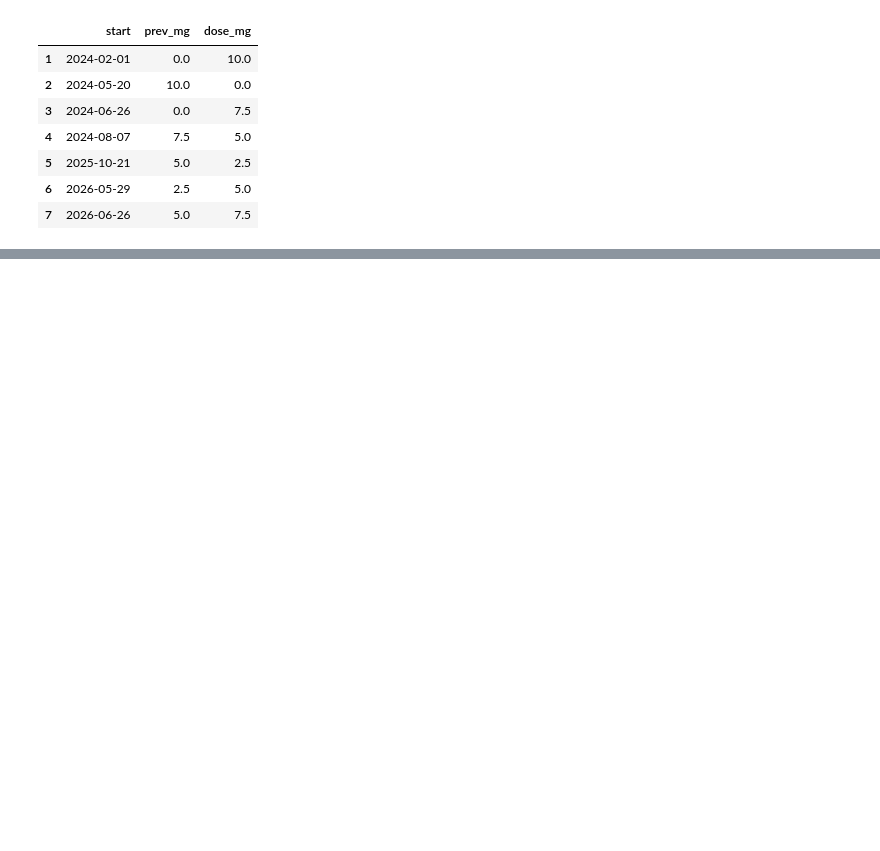
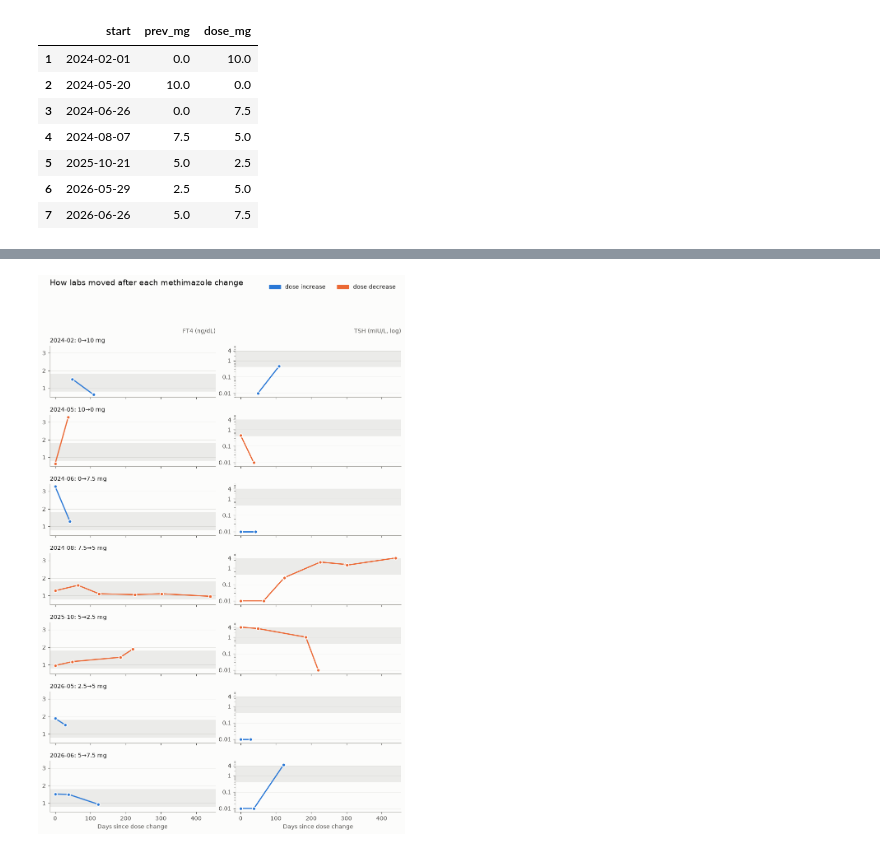
Before and after one commit to DSC-209R-Thyroid-Visualization/Thyroid-Disease-Health, a Jupyter notebook: jpolizzi/dose_response_prototype.ipynb, the cells around one changed output, grey strips where cells are left out. Drawn from its saved outputs; the diff is of its cells as text; code cells hidden in the pictures; blank space fills up the shorter version.

```diff
--- a/jpolizzi/dose_response_prototype.ipynb
+++ b/jpolizzi/dose_response_prototype.ipynb
@@ -459,0 +136,11 @@ VBox(children=(ToggleButtons(description='View:', options=('Raw', 'Normalized',
+# %%
+bounds = list(changes["start"].iloc[1:]) + [draws["date"].max()]
+windows = []
+for (_, c), nxt in zip(changes.iterrows(), bounds):
+    w = labs[(labs["date"] >= c.start) & (labs["date"] <= nxt) & labs["lab"].isin(["TSH", "FT4"])].copy()
+    w["days"] = (w["date"] - c.start).dt.days
+    w["change"] = f"{c.start:%Y-%m}: {c.prev_mg:g}→{c.dose_mg:g} mg"
+    w["direction"] = "increase" if c.dose_mg > c.prev_mg else "decrease"
+    windows.append(w)
+resp = pd.concat(windows)
+resp.pivot_table(index=["change", "days"], columns="lab", values="value")
@@ -459,0 +166,34 @@ VBox(children=(ToggleButtons(description='View:', options=('Raw', 'Normalized',
+# %%
+# Small multiples: one row per dose change, shared axes so response speed is comparable.
+DIR_COLORS = {"increase": BLUE, "decrease": ORANGE}
+groups = list(resp.groupby("change", sort=False))
+fig, axes = plt.subplots(len(groups), 2, figsize=(11, 2.1 * len(groups)), sharex=True, sharey="col",
+                         gridspec_kw={"hspace": 0.35, "wspace": 0.12})
+
+for row, (change, g) in zip(axes, groups):
+    col = DIR_COLORS[g["direction"].iloc[0]]
+    for ax, lab in zip(row, ["FT4", "TSH"]):
+        lo, hi = REF[lab]
+        ax.axhspan(lo, hi, color=MUTED, alpha=0.18, lw=0)
+        s = g[g["lab"] == lab].sort_values("days")
+        ax.plot(s["days"], s["value"], color=col, lw=2)
+        ax.scatter(s["days"], s["value"], s=36, color=col, edgecolor=SURFACE, lw=1.5, zorder=3)
+        ax.grid(axis="y", color=MUTED, alpha=0.3, lw=0.6)
+    row[0].set_title(change, loc="left", fontsize=10, color=INK)
+
+axes[0, 0].text(1, 1.25, "FT4 (ng/dL)", transform=axes[0, 0].transAxes, ha="right", fontsize=10, color=INK2)
+axes[0, 1].text(1, 1.25, "TSH (mIU/L, log)", transform=axes[0, 1].transAxes, ha="right", fontsize=10, color=INK2)
+axes[0, 1].set_yscale("log")
+axes[0, 1].set_ylim(0.006, 8)
+axes[0, 1].set_yticks([0.01, 0.1, 1, 4])
+axes[0, 1].set_yticklabels(["0.01", "0.1", "1", "4"])
+axes[0, 0].set_xlim(-15, resp["days"].max() + 15)
+for ax in axes[-1]:
+    ax.set_xlabel("Days since dose change")
+fig.legend(handles=[Patch(color=c, label=f"dose {k}") for k, c in DIR_COLORS.items()],
+           frameon=False, loc="upper right", bbox_to_anchor=(0.9, 0.99), ncol=2)
+fig.suptitle("How labs moved after each methimazole change", x=0.125, y=0.99, ha="left", fontsize=14)
+fig.savefig("response.png", dpi=110, bbox_inches="tight")
+plt.show()
+# %% [output]
+[figure, added]
```
Also changed, not shown: parts of 10 cells of this notebook, 5 other files.
